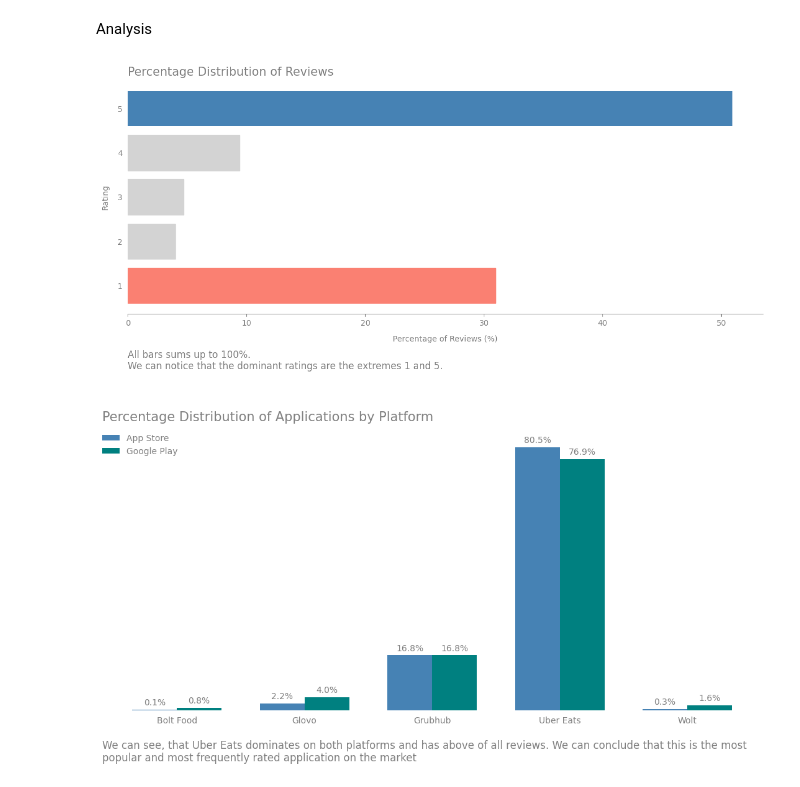
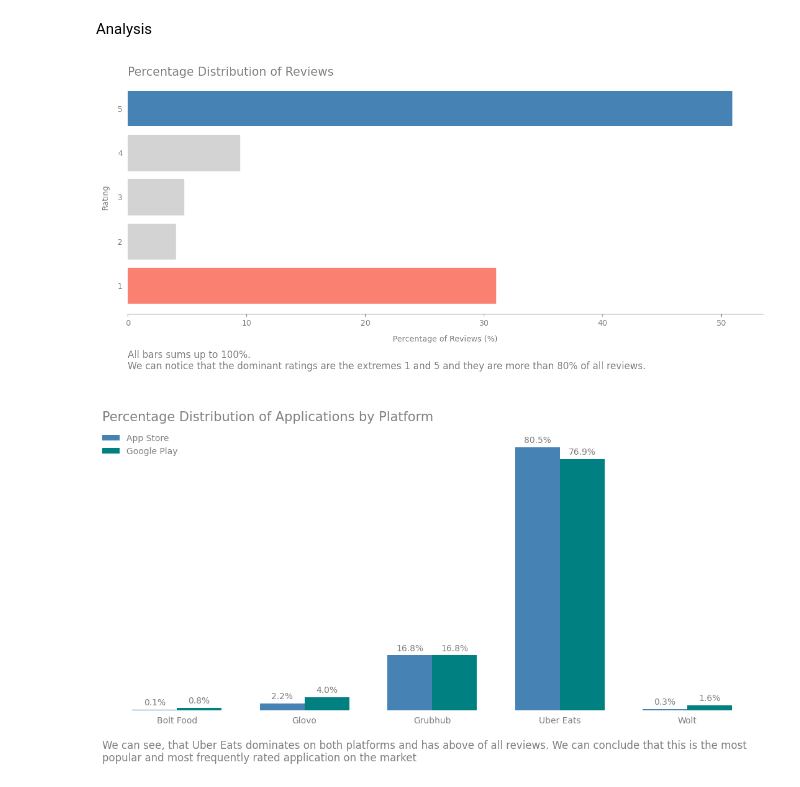
Before and after one commit to OgrodowskiJedrzej/Food-Apps-Review-Revisit, a Jupyter notebook: main.ipynb, the cells around one changed output. Saved outputs shown, nothing was run; the diff lists cells and outputs as text; code cells hidden in the pictures.

```diff
--- a/main.ipynb
+++ b/main.ipynb
@@ -76,35 +92,35 @@ scorePercentage = (scoreCount / totalCount) * 100
 
 fig, ax = plt.subplots(figsize=(12, 6))
 plt.barh(scorePercentage.index, scorePercentage, color='steelblue')
 bars = ax.patches
 
 # Change color of bars
 colors = ['salmon', 'lightgrey', 'lightgrey', 'lightgrey']
 for bar, color in zip(bars, colors):
     bar.set_color(color)
 
 # Customize plot
 plt.title("Percentage Distribution of Reviews",
           loc='left', fontsize=15, color='grey')
 plt.xlabel("Percentage of Reviews (%)", color='grey', labelpad=10)
 plt.xticks(color='grey')
 plt.ylabel("Rating", color='grey', labelpad=10)
 plt.yticks(color='grey')
 plt.tick_params(left=False)
 plt.tick_params(axis='x', color='grey')
 ax.spines['bottom'].set_color('grey')
 
 # Description
 description = """
-All bars sums up to 100%. \nWe can notice that the dominant ratings are the extremes 1 and 5.
+All bars sums up to 100%. \nWe can notice that the dominant ratings are the extremes 1 and 5 and they are more than 80% of all reviews.
 """
 plt.text(0, -0.2, description, ha='left', va='center',
          fontsize=12, color='grey', transform=ax.transAxes)
 
 plt.tight_layout()
 plt.show()
 # %% [output]
-[figure, old version]
+[figure, new version]
 # %%
 platforms = df['platform'].unique()
 apps = df['app'].unique()
```
Also changed, not shown: parts of 12 cells of this notebook.
